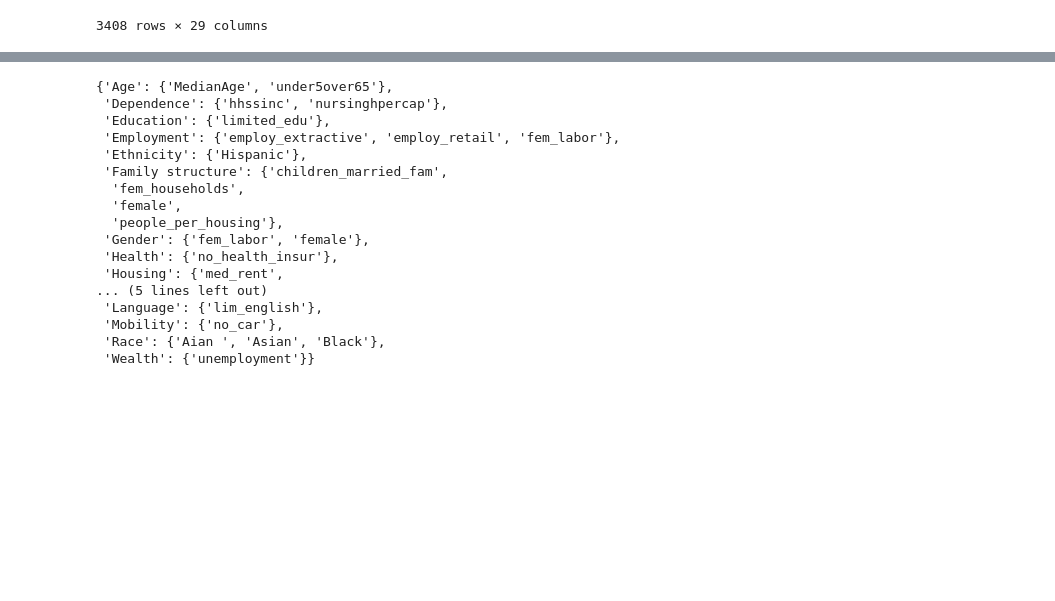
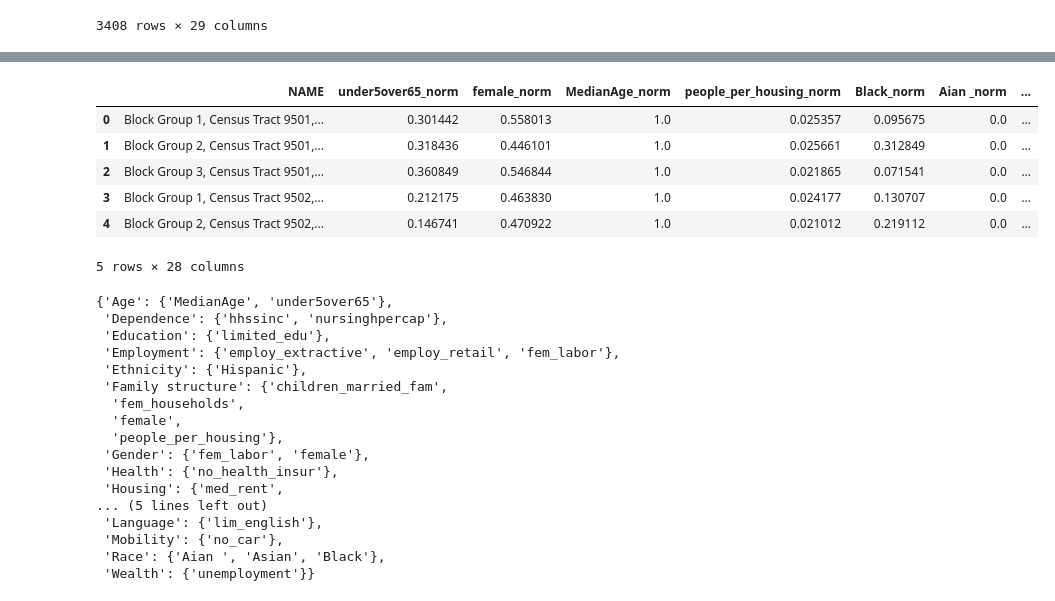
Before and after one commit to Deltares/hydromt_fiat, a Jupyter notebook: hydromt_fiat/workflows/social_vulnerability_setup.ipynb, the cells around one changed output, grey strips where cells are left out. Drawn from its saved outputs; the diff is of its cells as text; code cells hidden in the pictures; blank space fills up the shorter version.

Commit message:
Updates SVI branch
Updated the SVI workflow, including catching no-data values. I tested it more extensively than before.

```diff
--- a/hydromt_fiat/workflows/social_vulnerability_setup.ipynb
+++ b/hydromt_fiat/workflows/social_vulnerability_setup.ipynb
@@ -381,3 +379,22 @@ svi_fiat
 | 3406 | Block Group 2, Census Tract 619, ... | 0.290805 | 0.506482 | 1.0 | 0.021254 | 0.055172 | 0.003258 | ... |
 | 3407 | Block Group 3, Census Tract 619, ... | 0.381855 | 0.533459 | 1.0 | 0.022685 | 0.324983 | 0.021110 | ... |
 3408 rows × 29 columns
+# %%
+#step 1: checking if for every variable (column) there is enough data. When there is more than 5% missing, we exclude the variable altogether by replacing all values by nan
+# Assuming your DataFrame is named 'df'
+processdata = svi_fiat.copy()
+
+nan_percentages = (processdata.isna().sum() / len(processdata)) * 100
+results = []
+
+for column in nan_percentages.index:
+    percentage = nan_percentages[column]
+    if percentage > 3:
+        processdata.drop(column, axis=1, inplace=True)
+        drop = f"The column {column} is dropped because of {percentage:.2f}% missing values for this variable"
+        results.append(drop)
+    else:
+        result = f"Percentage of NaN values in {column}: {percentage:.2f}%"
+        results.append(result)
+
+results
@@ -384,3 +419,22 @@ svi_fiat
+# %%
+#Then, once that is checked, you want to fill the nan columns with the column average.
+processdata2 = processdata.copy()
+
+for i, row in processdata2.iterrows():
+    for column in processdata2.columns:
+        if pd.isna(row[column]):
+            avg = processdata2[column].mean()
+            processdata2.at[i, column] = avg
+
+processdata.head()
+# %% [output]
+|  | NAME | under5over65_norm | female_norm | MedianAge_norm | people_per_housing_norm | Black_norm | Aian _norm | ... |
+| 0 | Block Group 1, Census Tract 9501,... | 0.301442 | 0.558013 | 1.0 | 0.025357 | 0.095675 | 0.0 | ... |
+| 1 | Block Group 2, Census Tract 9501,... | 0.318436 | 0.446101 | 1.0 | 0.025661 | 0.312849 | 0.0 | ... |
+| 2 | Block Group 3, Census Tract 9501,... | 0.360849 | 0.546844 | 1.0 | 0.021865 | 0.071541 | 0.0 | ... |
+| 3 | Block Group 1, Census Tract 9502,... | 0.212175 | 0.463830 | 1.0 | 0.024177 | 0.130707 | 0.0 | ... |
+| 4 | Block Group 2, Census Tract 9502,... | 0.146741 | 0.470922 | 1.0 | 0.021012 | 0.219112 | 0.0 | ... |
+5 rows × 28 columns
 # %%
 def create_indicator_groups(column_to_group:str, aggregation_name:str) -> dict:
 
```
Also changed, not shown: parts of 2 cells of this notebook, 3 other files.
